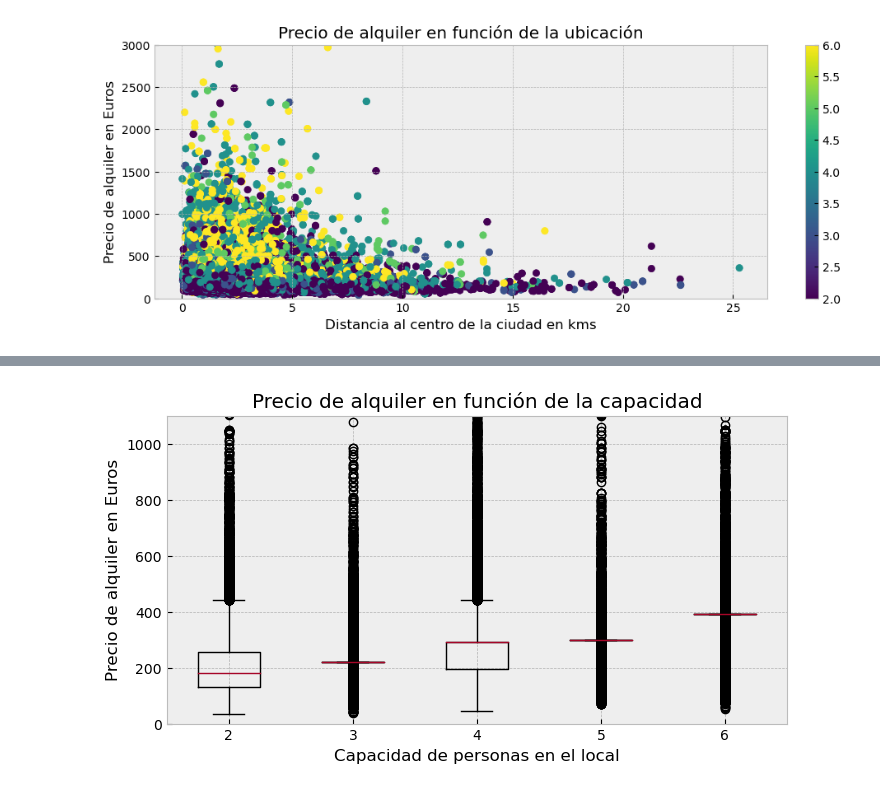
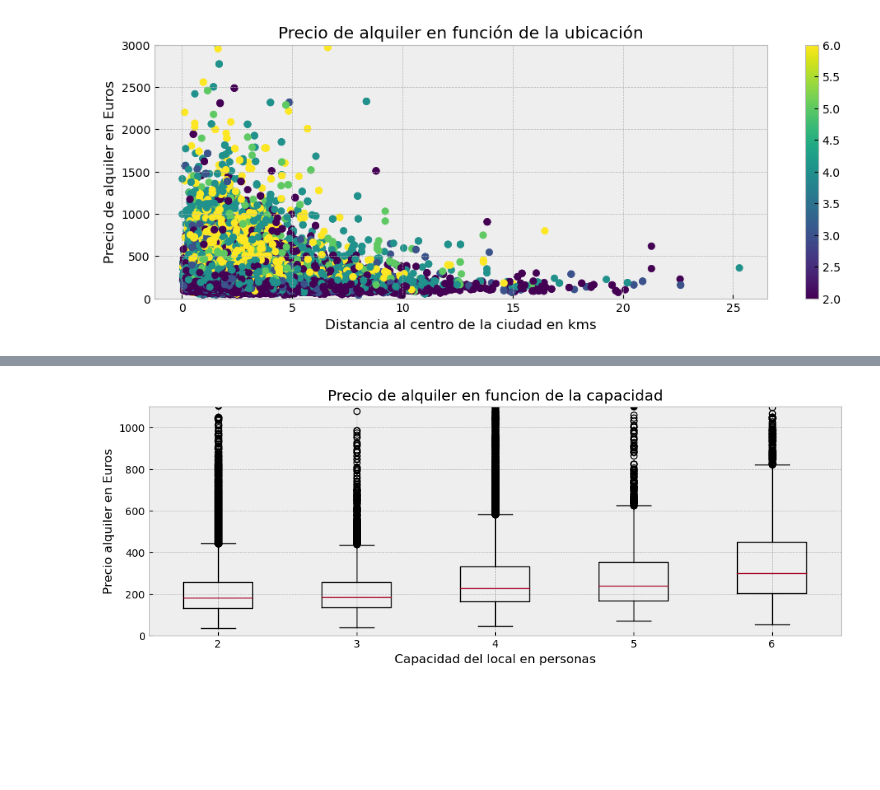
Before and after one commit to tekluis/CoderHouse, a Jupyter notebook: VISUALIZACION-TEK.ipynb, the cells around one changed output, grey strips where cells are left out. Drawn from its saved outputs; the diff is of its cells as text; code cells hidden in the pictures; blank space fills up the shorter version.

```diff
--- a/VISUALIZACION-TEK.ipynb
+++ b/VISUALIZACION-TEK.ipynb
@@ -92,35 +94,23 @@ Para entender mejor la relación entre precio y capacidad del local, repetiremos
-# %%
-
-precio_capacidad=df[['Price','Person Capacity']]
-
-precio_2pers = precio_capacidad[precio_capacidad['Person Capacity']==2].Price.values
-precio_3pers = precio_capacidad[precio_capacidad['Person Capacity']==3].Price.values
-precio_4pers = precio_capacidad[precio_capacidad['Person Capacity']==4].Price.values
-precio_5pers = precio_capacidad[precio_capacidad['Person Capacity']==5].Price.values
-precio_6pers = precio_capacidad[precio_capacidad['Person Capacity']==6].Price.values
-
-precio_2pers_completo = precio_2pers
-precio_3pers_completo = np.concatenate([precio_3pers, np.full((12834,), precio_3pers.mean())])
-precio_4pers_completo = np.concatenate([precio_4pers, np.full((5964,), precio_4pers.mean())])
-precio_5pers_completo = np.concatenate([precio_5pers, np.full((15584,), precio_5pers.mean())])
-precio_6pers_completo = np.concatenate([precio_6pers, np.full((14534,), precio_6pers.mean())])
-
-data = {'2pers':precio_2pers_completo, '3pers':precio_3pers_completo, '4pers':precio_4pers_completo,
-        '5pers':precio_5pers_completo, '6pers':precio_6pers_completo}
-
-nuevo_df=pd.DataFrame(data)
-
-fig, ax = plt.subplots(figsize=(8,4))
-ax.boxplot(nuevo_df)
-
-ax.set_title('Precio de alquiler en función de la capacidad')
-ax.set_xlabel('Capacidad de personas en el local')
-ax.set_ylabel('Precio de alquiler en Euros')
-
-ax.set_xticklabels([2,3,4,5,6])
-
-ax.set_ylim(0, 1100)
-
-plt.show()
-# %% [output]
-[figure, removed]
+# %%
+
+fig, ax = plt.subplots(figsize=(12,4))
+
+column_x = 'Person Capacity'
+column_y = 'Price'
+
+x_categories = [2,3,4,5,6]
+x_positions = np.arange(len(x_categories))
+
+ax.boxplot([df[df[column_x] == x][column_y] for x in x_categories], positions=x_positions)
+
+ax.set_xticks(x_positions)  # Posiciones de los ticks del eje x
+ax.set_xticklabels(x_categories)  # Etiquetas del eje x
+ax.set_ylabel('Precio alquiler en Euros')  # Etiqueta del eje y
+ax.set_xlabel('Capacidad del local en personas')  # Etiqueta del eje x
+ax.set_title('Precio de alquiler en funcion de la capacidad')  # Título del gráfico
+ax.set_ylim(0, 1100)
+
+# Mostrar el gráfico
+plt.show()
+# %% [output]
+[figure, added]
```
Also changed, not shown: parts of 17 cells of this notebook.
